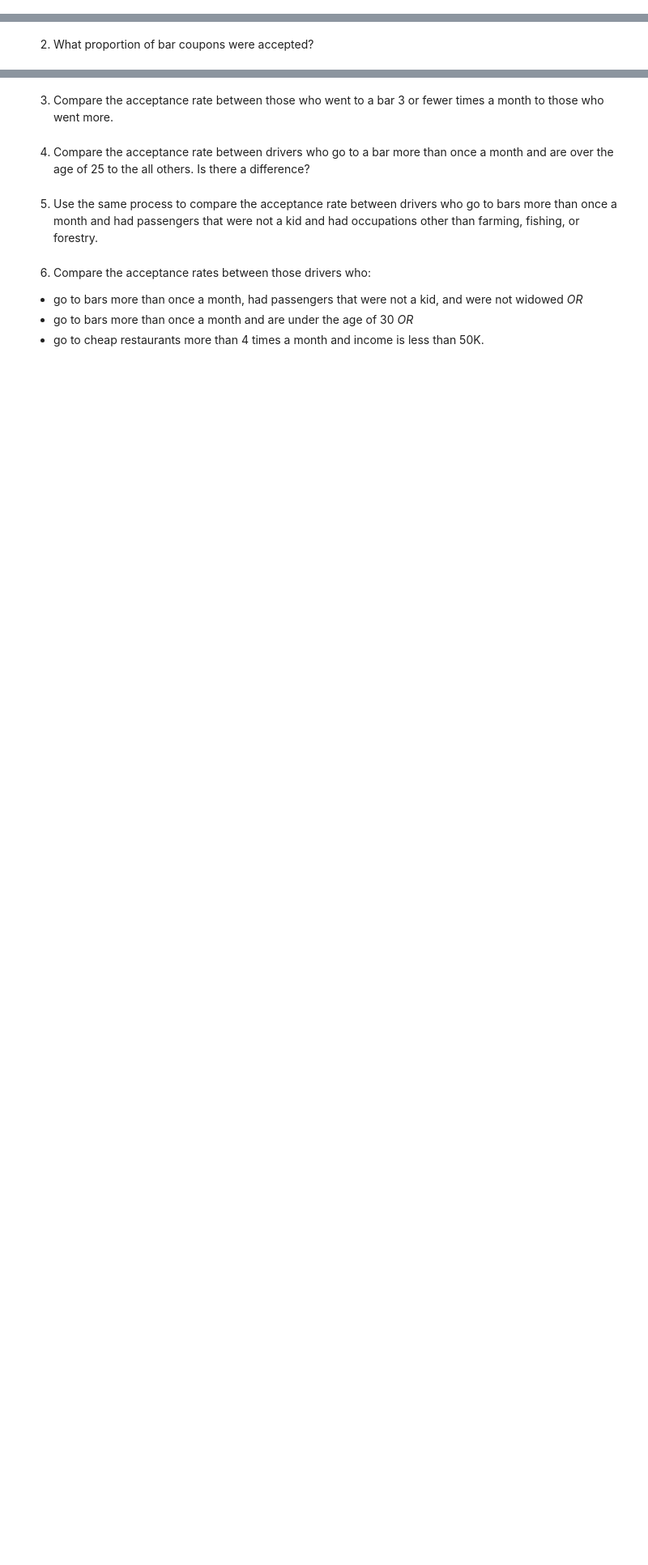
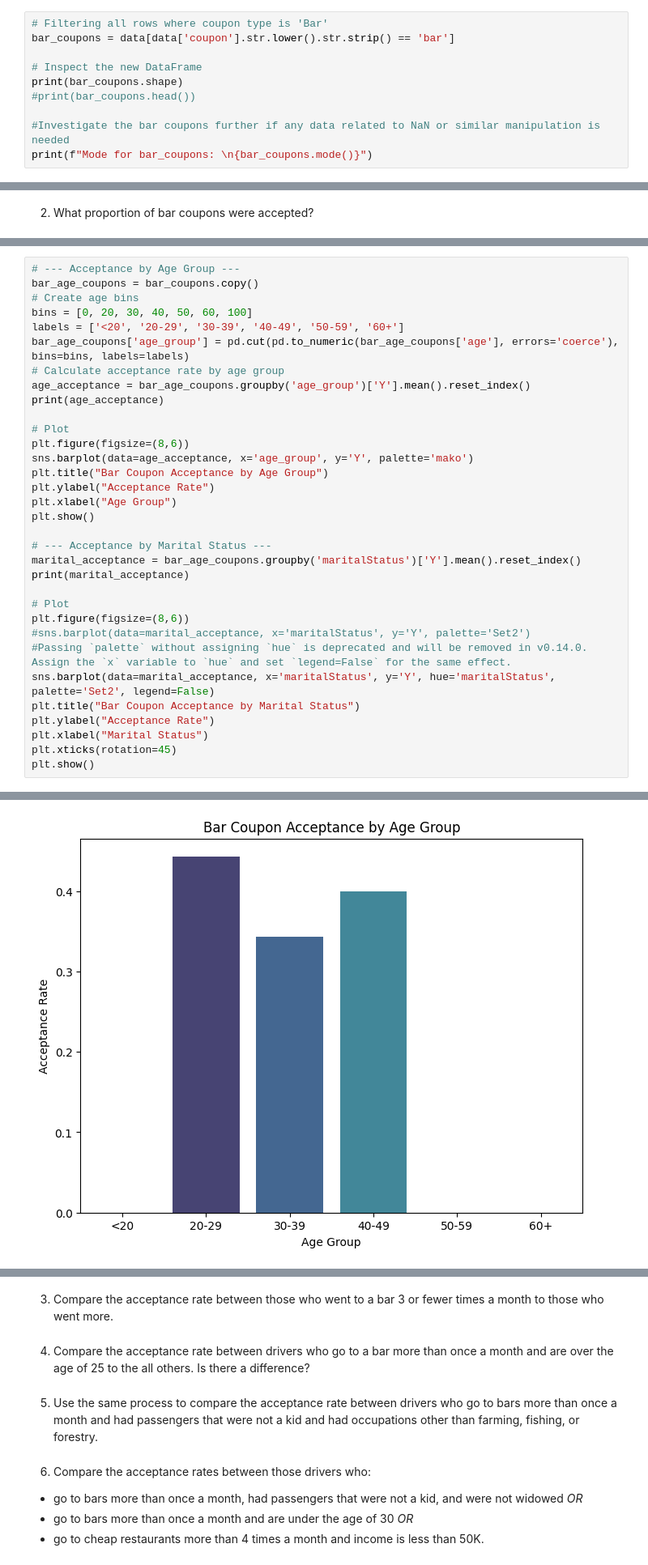
Before and after one commit to RohitKBhatnagar/CouponAcceptance, a Jupyter notebook: CouponAcceptance.ipynb, the cells around one changed output, grey strips where cells are left out. Shown: that part at 81% size. Cells and saved outputs as stored; diff of their text form; blank space fills up the shorter version.

Commit message:
Created dataframe for bar_coupons. Analyzed bar_coupons based upon, age groups, income, marital status and occupation.

```diff
--- a/CouponAcceptance.ipynb
+++ b/CouponAcceptance.ipynb
@@ -449,3 +449,13 @@ Name: temperature, dtype: float64
 Now, we will lead you through an exploration of just the bar related coupons.
 
 1. Create a new `DataFrame` that contains just the bar coupons.
+# %%
+# Filtering all rows where coupon type is 'Bar'
+bar_coupons = data[data['coupon'].str.lower().str.strip() == 'bar']
+
+# Inspect the new DataFrame
+print(bar_coupons.shape)
+#print(bar_coupons.head())
+
+#Investigate the bar coupons further if any data related to NaN or similar manipulation is needed
+print(f"Mode for bar_coupons: \n{bar_coupons.mode()}")
@@ -453,0 +547,34 @@ Now, we will lead you through an exploration of just the bar related coupons.
+# %%
+# --- Acceptance by Age Group ---
+bar_age_coupons = bar_coupons.copy()
+# Create age bins
+bins = [0, 20, 30, 40, 50, 60, 100]
+labels = ['<20', '20-29', '30-39', '40-49', '50-59', '60+']
+bar_age_coupons['age_group'] = pd.cut(pd.to_numeric(bar_age_coupons['age'], errors='coerce'), bins=bins, labels=labels)
+# Calculate acceptance rate by age group
+age_acceptance = bar_age_coupons.groupby('age_group')['Y'].mean().reset_index()
+print(age_acceptance)
+
+# Plot
+plt.figure(figsize=(8,6))
+sns.barplot(data=age_acceptance, x='age_group', y='Y', palette='mako')
+plt.title("Bar Coupon Acceptance by Age Group")
+plt.ylabel("Acceptance Rate")
+plt.xlabel("Age Group")
+plt.show()
+
+# --- Acceptance by Marital Status ---
+marital_acceptance = bar_age_coupons.groupby('maritalStatus')['Y'].mean().reset_index()
+print(marital_acceptance)
+
+# Plot
+plt.figure(figsize=(8,6))
+#sns.barplot(data=marital_acceptance, x='maritalStatus', y='Y', palette='Set2')
+#Passing `palette` without assigning `hue` is deprecated and will be removed in v0.14.0. Assign the `x` variable to `hue` and set `legend=False` for the same effect.
+sns.barplot(data=marital_acceptance, x='maritalStatus', y='Y', hue='maritalStatus', palette='Set2', legend=False)
+plt.title("Bar Coupon Acceptance by Marital Status")
+plt.ylabel("Acceptance Rate")
+plt.xlabel("Marital Status")
+plt.xticks(rotation=45)
+plt.show()
+# %% [output]
@@ -453,0 +591 @@ Now, we will lead you through an exploration of just the bar related coupons.
+[figure, added]
```
Also changed, not shown: parts of 7 cells of this notebook.
